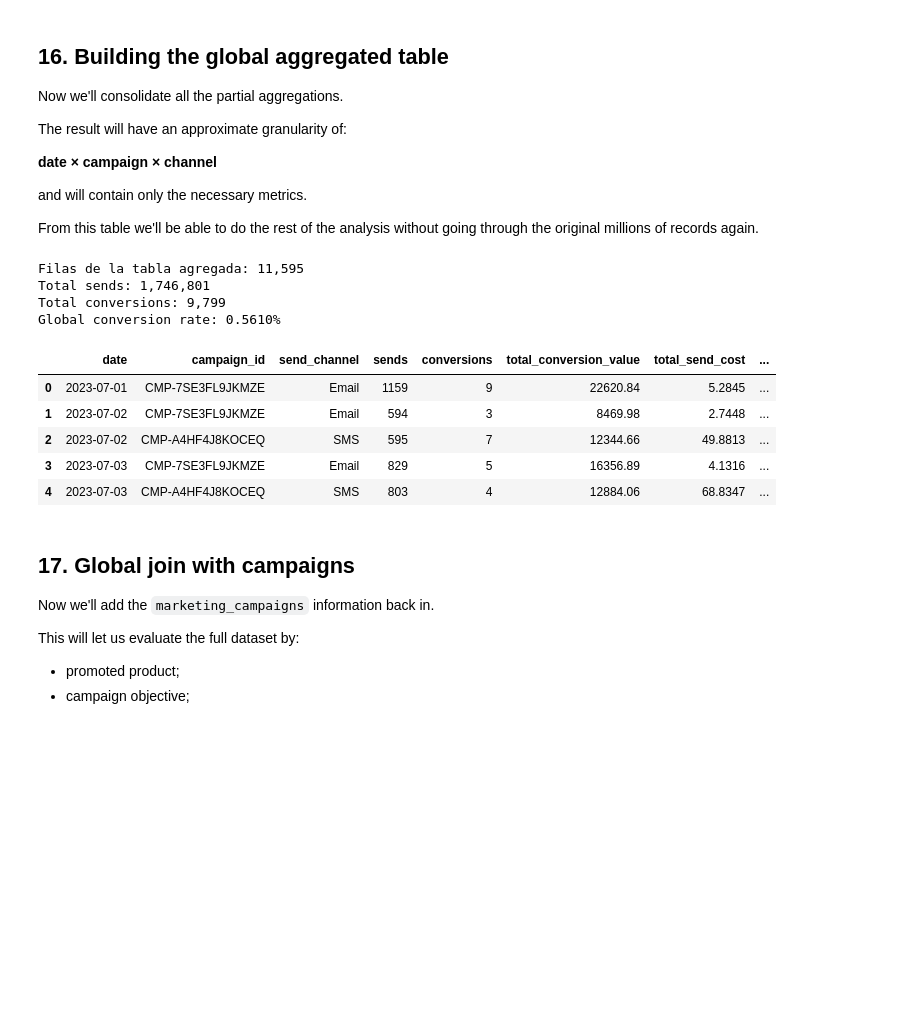
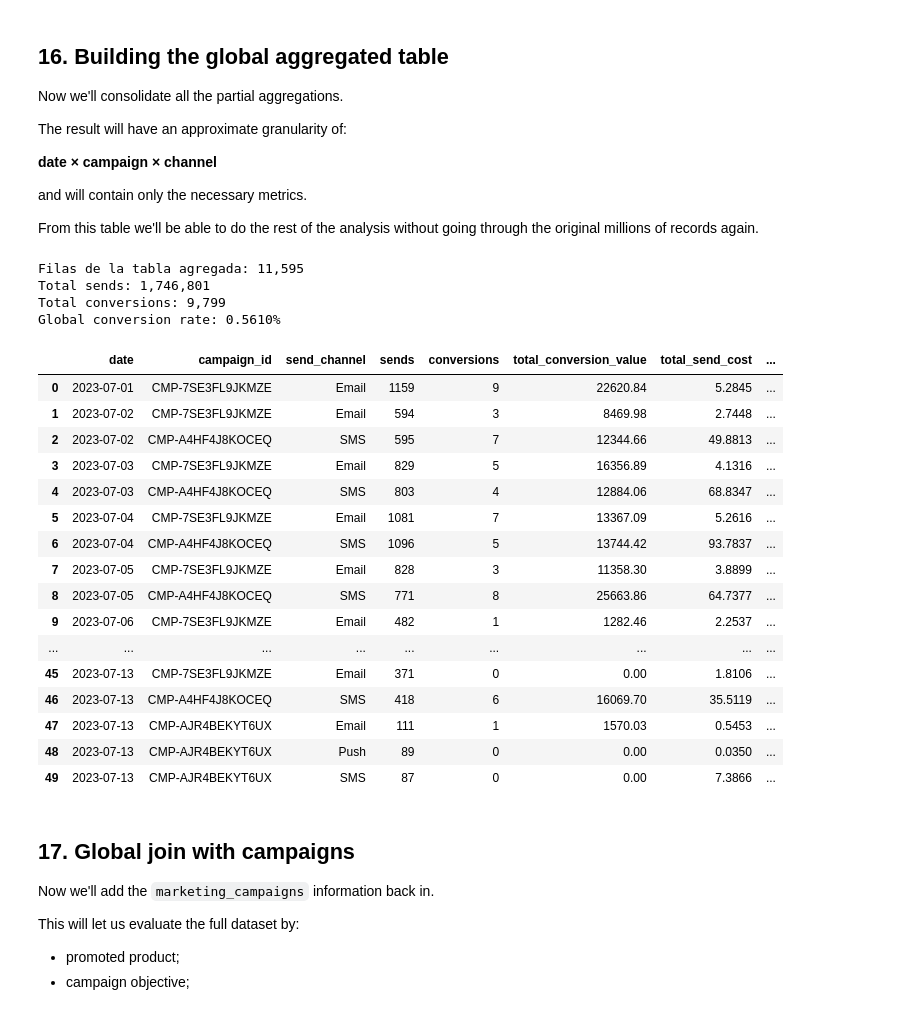
Before and after one commit to diegocaminor/factored-hackathon-2026-arbiter, a Jupyter notebook: 02_marketing_next_best_action.ipynb, the cells around one changed output. Saved outputs shown, nothing was run; the diff lists cells and outputs as text; code cells hidden in the pictures; blank space fills up the shorter version.

```diff
--- a/02_marketing_next_best_action.ipynb
+++ b/02_marketing_next_best_action.ipynb
@@ -1350,34 +1330,45 @@ print(
 )
 
 print(
     "Total conversions:",
     f"{campaign_sends_agg['conversions'].sum():,}"
 )
 
 global_rate = (
     campaign_sends_agg["conversions"].sum()
     / campaign_sends_agg["sends"].sum()
 )
 
 print(
     "Global conversion rate:",
     f"{global_rate:.4%}"
 )
 
 display(
-    campaign_sends_agg.head()
+    campaign_sends_agg.head(50)
 )
 # %% [output]
 Filas de la tabla agregada: 11,595
 Total sends: 1,746,801
 Total conversions: 9,799
 Global conversion rate: 0.5610%
 |  | date | campaign_id | send_channel | sends | conversions | total_conversion_value | total_send_cost | ... |
 | 0 | 2023-07-01 | CMP-7SE3FL9JKMZE | Email | 1159 | 9 | 22620.84 | 5.2845 | ... |
 | 1 | 2023-07-02 | CMP-7SE3FL9JKMZE | Email | 594 | 3 | 8469.98 | 2.7448 | ... |
 | 2 | 2023-07-02 | CMP-A4HF4J8KOCEQ | SMS | 595 | 7 | 12344.66 | 49.8813 | ... |
 | 3 | 2023-07-03 | CMP-7SE3FL9JKMZE | Email | 829 | 5 | 16356.89 | 4.1316 | ... |
 | 4 | 2023-07-03 | CMP-A4HF4J8KOCEQ | SMS | 803 | 4 | 12884.06 | 68.8347 | ... |
+| 5 | 2023-07-04 | CMP-7SE3FL9JKMZE | Email | 1081 | 7 | 13367.09 | 5.2616 | ... |
+| 6 | 2023-07-04 | CMP-A4HF4J8KOCEQ | SMS | 1096 | 5 | 13744.42 | 93.7837 | ... |
+| 7 | 2023-07-05 | CMP-7SE3FL9JKMZE | Email | 828 | 3 | 11358.30 | 3.8899 | ... |
+| 8 | 2023-07-05 | CMP-A4HF4J8KOCEQ | SMS | 771 | 8 | 25663.86 | 64.7377 | ... |
+| 9 | 2023-07-06 | CMP-7SE3FL9JKMZE | Email | 482 | 1 | 1282.46 | 2.2537 | ... |
+| ... | ... | ... | ... | ... | ... | ... | ... | ... |
+| 45 | 2023-07-13 | CMP-7SE3FL9JKMZE | Email | 371 | 0 | 0.00 | 1.8106 | ... |
+| 46 | 2023-07-13 | CMP-A4HF4J8KOCEQ | SMS | 418 | 6 | 16069.70 | 35.5119 | ... |
+| 47 | 2023-07-13 | CMP-AJR4BEKYT6UX | Email | 111 | 1 | 1570.03 | 0.5453 | ... |
+| 48 | 2023-07-13 | CMP-AJR4BEKYT6UX | Push | 89 | 0 | 0.00 | 0.0350 | ... |
+| 49 | 2023-07-13 | CMP-AJR4BEKYT6UX | SMS | 87 | 0 | 0.00 | 7.3866 | ... |
 # %% [markdown]
 ## 17. Global join with campaigns
 
```
Also changed, not shown: parts of 17 cells of this notebook.
